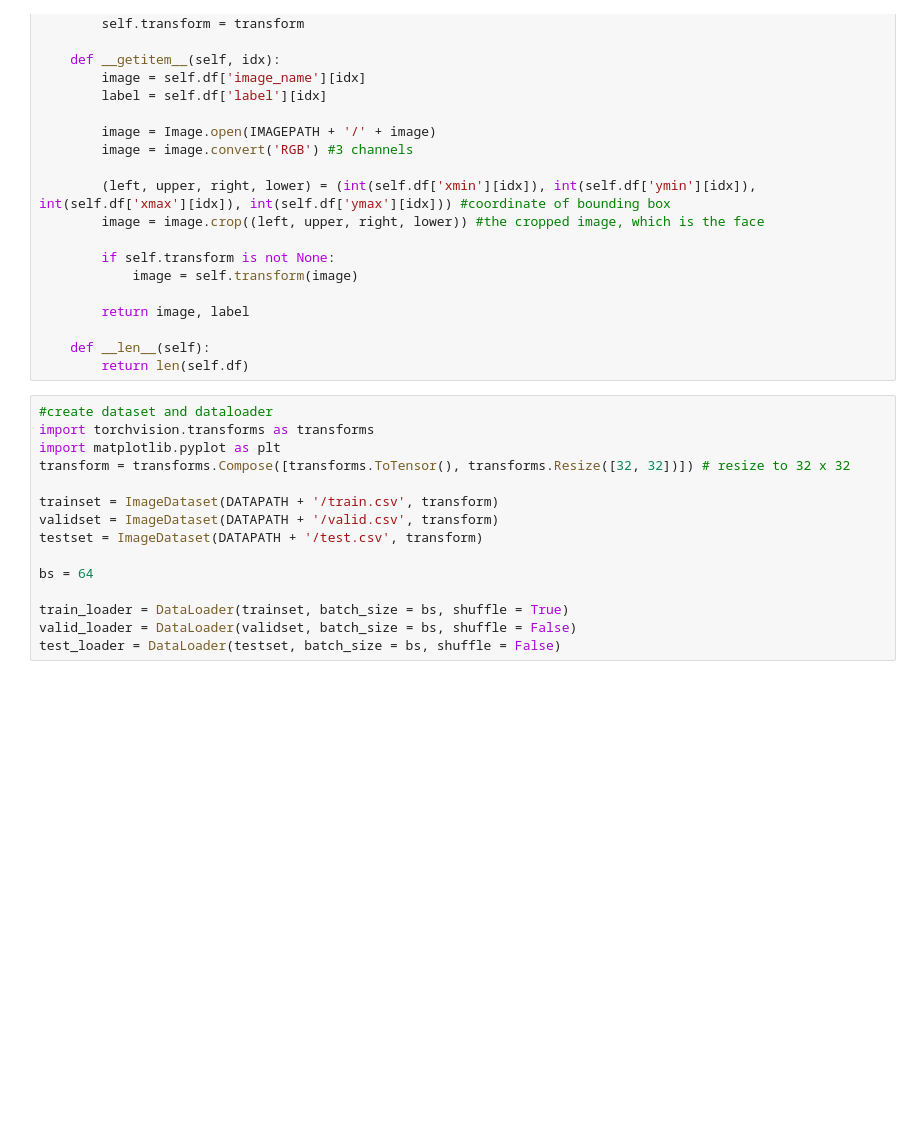
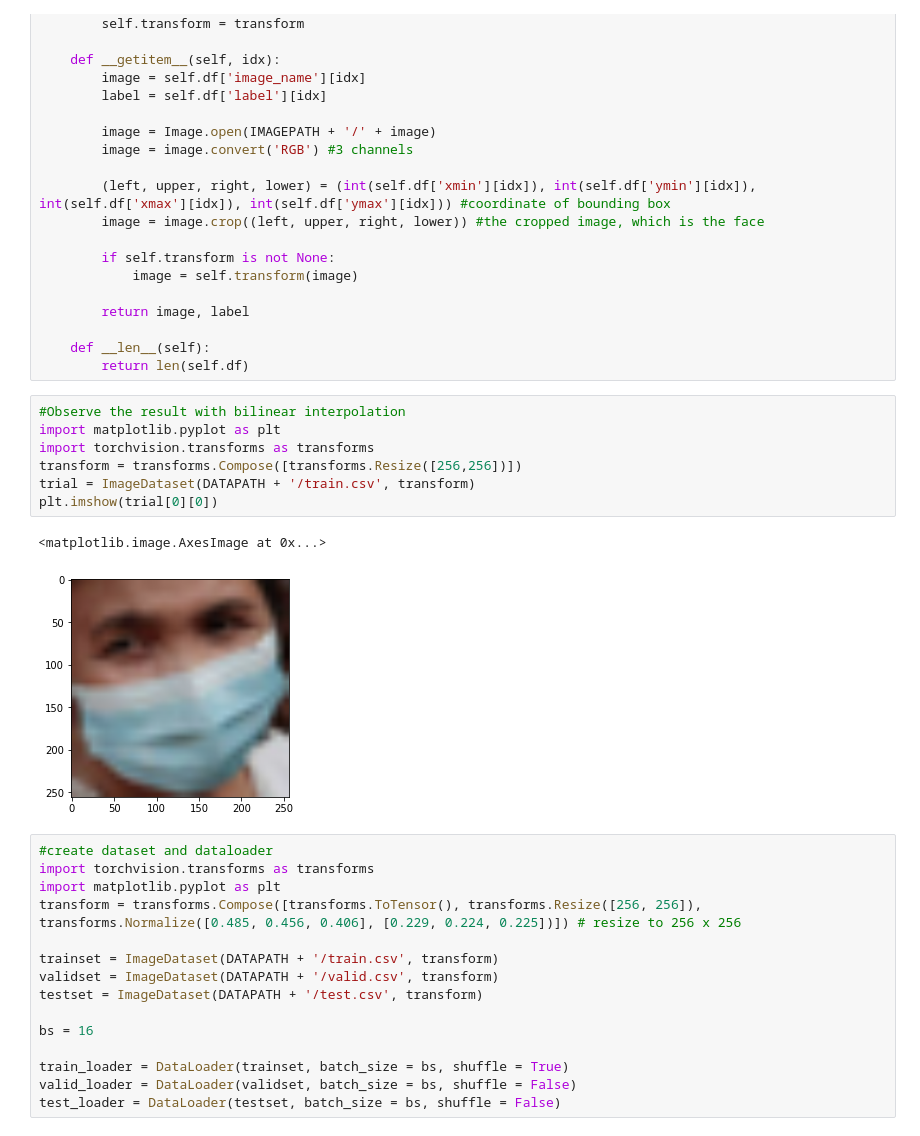
Before and after one commit to Walkier/NETE, a Jupyter notebook: project.ipynb, the cells around one changed output. Cells and saved outputs as stored; diff of their text form; blank space fills up the shorter version.

```diff
--- a/project.ipynb
+++ b/project.ipynb
@@ -101,17 +119,27 @@ class ImageDataset(Dataset):
 
     def __len__(self):
         return len(self.df)
+# %%
+#Observe the result with bilinear interpolation
+import matplotlib.pyplot as plt
+import torchvision.transforms as transforms
+transform = transforms.Compose([transforms.Resize([256,256])])
+trial = ImageDataset(DATAPATH + '/train.csv', transform)
+plt.imshow(trial[0][0])
+# %% [output]
+<matplotlib.image.AxesImage at 0x...>
+[figure, added]
 # %%
 #create dataset and dataloader
 import torchvision.transforms as transforms
 import matplotlib.pyplot as plt
-transform = transforms.Compose([transforms.ToTensor(), transforms.Resize([32, 32])]) # resize to 32 x 32
+transform = transforms.Compose([transforms.ToTensor(), transforms.Resize([256, 256]), transforms.Normalize([0.485, 0.456, 0.406], [0.229, 0.224, 0.225])]) # resize to 256 x 256
 
 trainset = ImageDataset(DATAPATH + '/train.csv', transform)
 validset = ImageDataset(DATAPATH + '/valid.csv', transform)
 testset = ImageDataset(DATAPATH + '/test.csv', transform)
 
-bs = 64
+bs = 16
 
 train_loader = DataLoader(trainset, batch_size = bs, shuffle = True)
 valid_loader = DataLoader(validset, batch_size = bs, shuffle = False)
```
Also changed, not shown: parts of 10 cells of this notebook.
